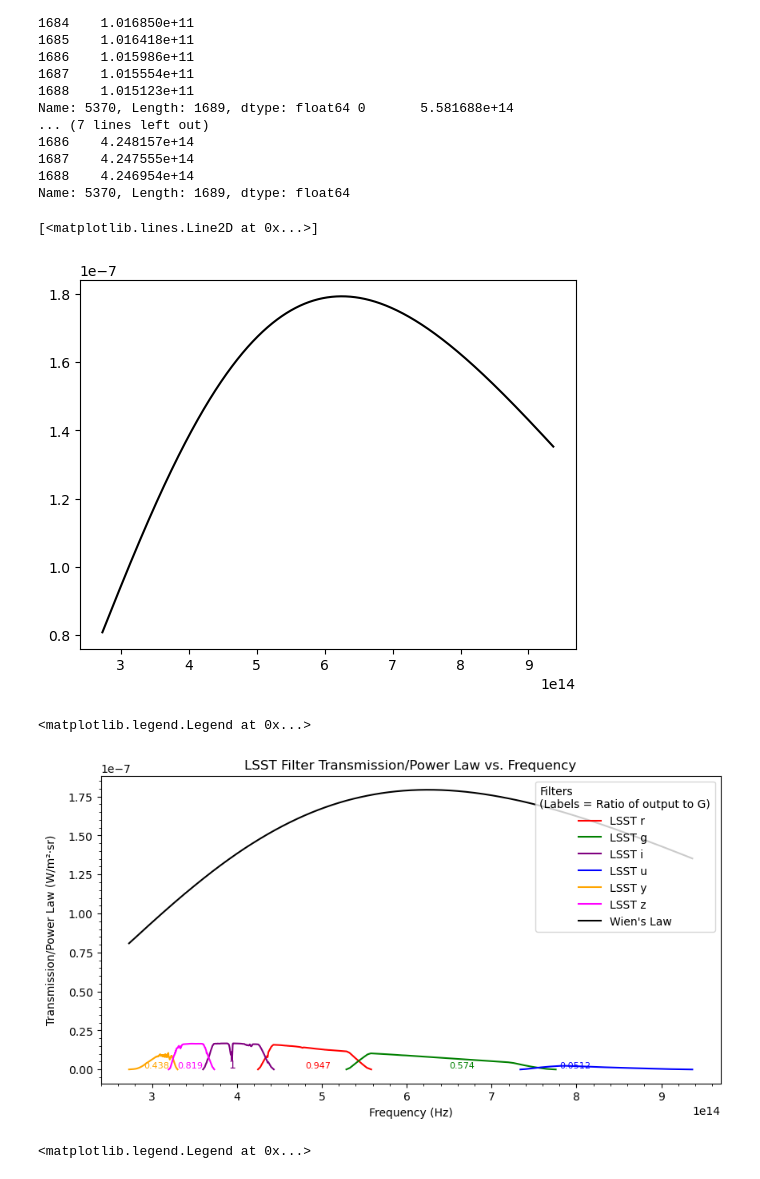
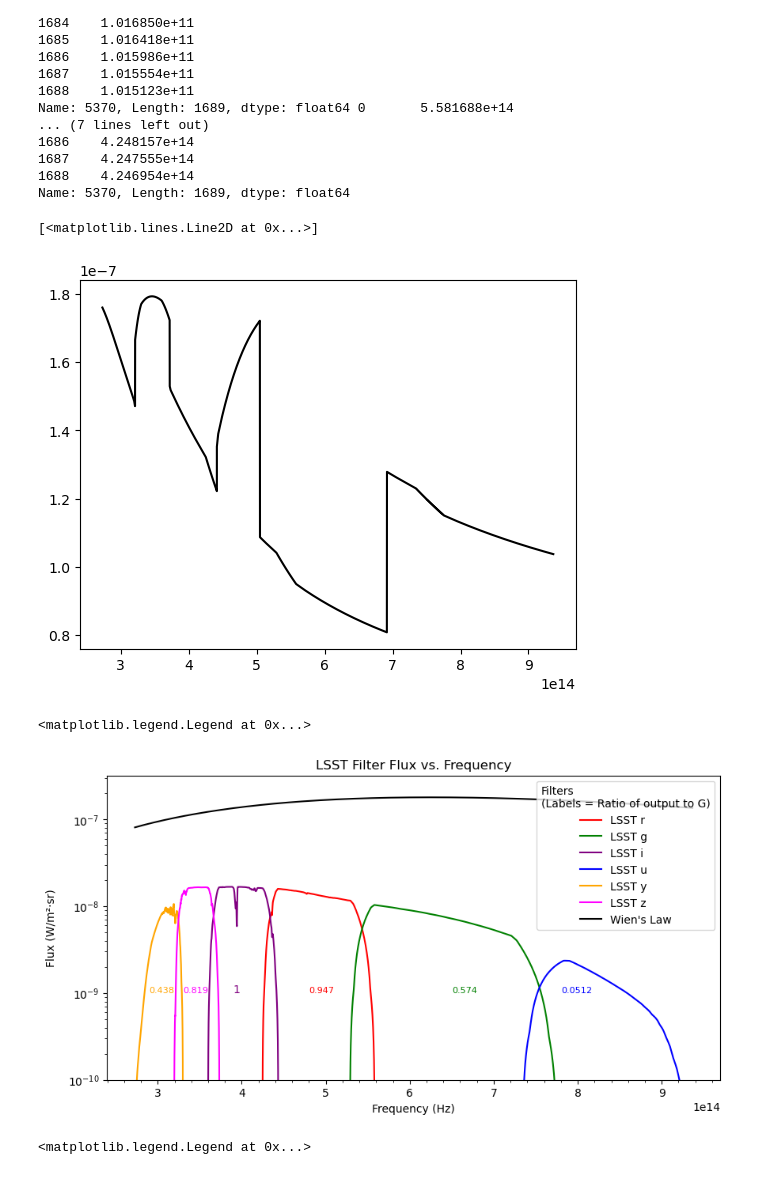
Before and after one commit to varunprit/Coding, a Jupyter notebook: mcfacts/LSST_eff.ipynb, the cells around one changed output. Cells and saved outputs as stored; diff of their text form; code cells hidden in the pictures.

Commit message:
graph

```diff
--- a/mcfacts/LSST_eff.ipynb
+++ b/mcfacts/LSST_eff.ipynb
@@ -197,37 +189,38 @@ Name: 5370, Length: 1689, dtype: float64 0       5.581688e+14
 Name: 5370, Length: 1689, dtype: float64
 # %%
 
-plt.plot(sorted_freq, wien_total, color='black', label="Wien's Law")
+plt.plot(sorted_freq, wien_freq, color='black', label="Wien's Law")
 # %% [output]
 [<matplotlib.lines.Line2D at 0x...>]
-[figure, old version]
+[figure, new version]
 # %%
 # Plot Code
 plt.figure(figsize=(10, 5))
 plt.plot(r_freq, r_trans, color='red', label='LSST r')
 plt.plot(g_freq, g_trans, color='green', label='LSST g')
 plt.plot(i_freq, i_trans, color='purple', label='LSST i')
 plt.plot(u_freq, u_trans, color='blue', label='LSST u')
 plt.plot(y_freq, y_trans, color='orange', label='LSST y')
 plt.plot(z_freq, z_trans, color='magenta', label='LSST z')
 plt.plot(sorted_freq, wien_total, color='black', label="Wien's Law")
-
+plt.yscale('log')  # Set x-axis to logarithmic scale
 
 #labels
 plt.xlabel("Frequency (Hz)")
-plt.ylabel("Transmission/Power Law (W/m²·sr)", labelpad=10)
+plt.ylabel("Flux (W/m²·sr)", labelpad=10)
+plt.ylim(bottom=1e-10) # Makes y axis at 0
 plt.minorticks_on()  # Add ticks inside the axis
-plt.title("LSST Filter Transmission/Power Law vs. Frequency")
+plt.title("LSST Filter Flux vs. Frequency")
 plt.annotate(f'{u_ratio:.3g}', (7.8e14, 0.1e-8), fontsize=8, color='blue') #for u filter
 plt.annotate(f'{g_ratio:.3g}', (6.5e14, 0.1e-8), fontsize=8, color='green') #for g filter
 plt.annotate(f'{r_ratio:.3g}', (4.8e14, 0.1e-8), fontsize=8, color='red') #for r filter
 plt.annotate(f'{i_ratio:.3g}', (3.9e14, 0.1e-8), fontsize=10, color='purple') #for i filter
 plt.annotate(f'{y_ratio:.3g}', (2.9e14, 0.1e-8), fontsize=8, color='orange') #for y filter
 plt.annotate(f'{z_ratio:.3g}', (3.3e14, 0.1e-8), fontsize=8, color='magenta') #for z filter
 plt.legend(title="Filters\n(Labels = Ratio of output to G)",loc='upper right')
 # %% [output]
 <matplotlib.legend.Legend at 0x...>
-[figure, old version]
+[figure, new version]
 # %%
 # Plot Code
 plt.figure(figsize=(10, 5))
```
Also changed, not shown: parts of 1 cell of this notebook.
